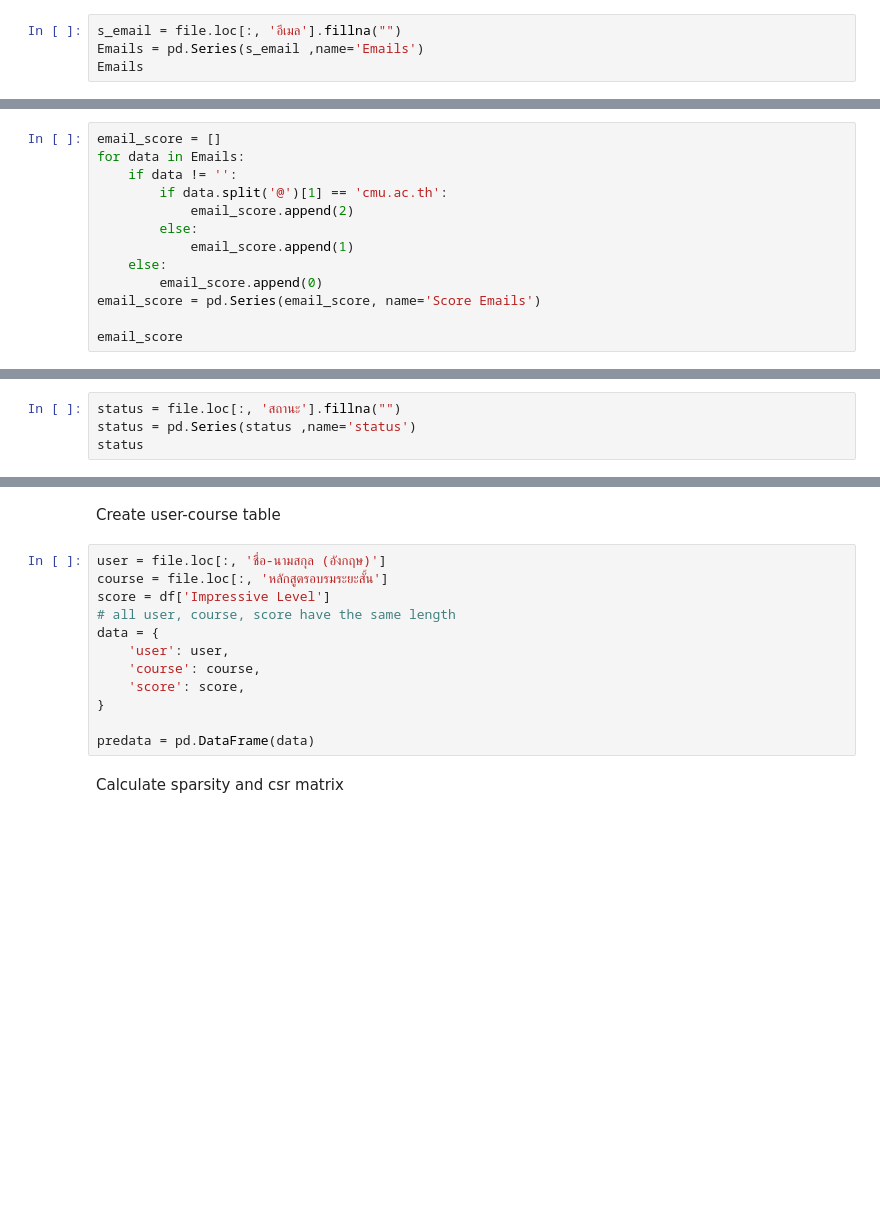
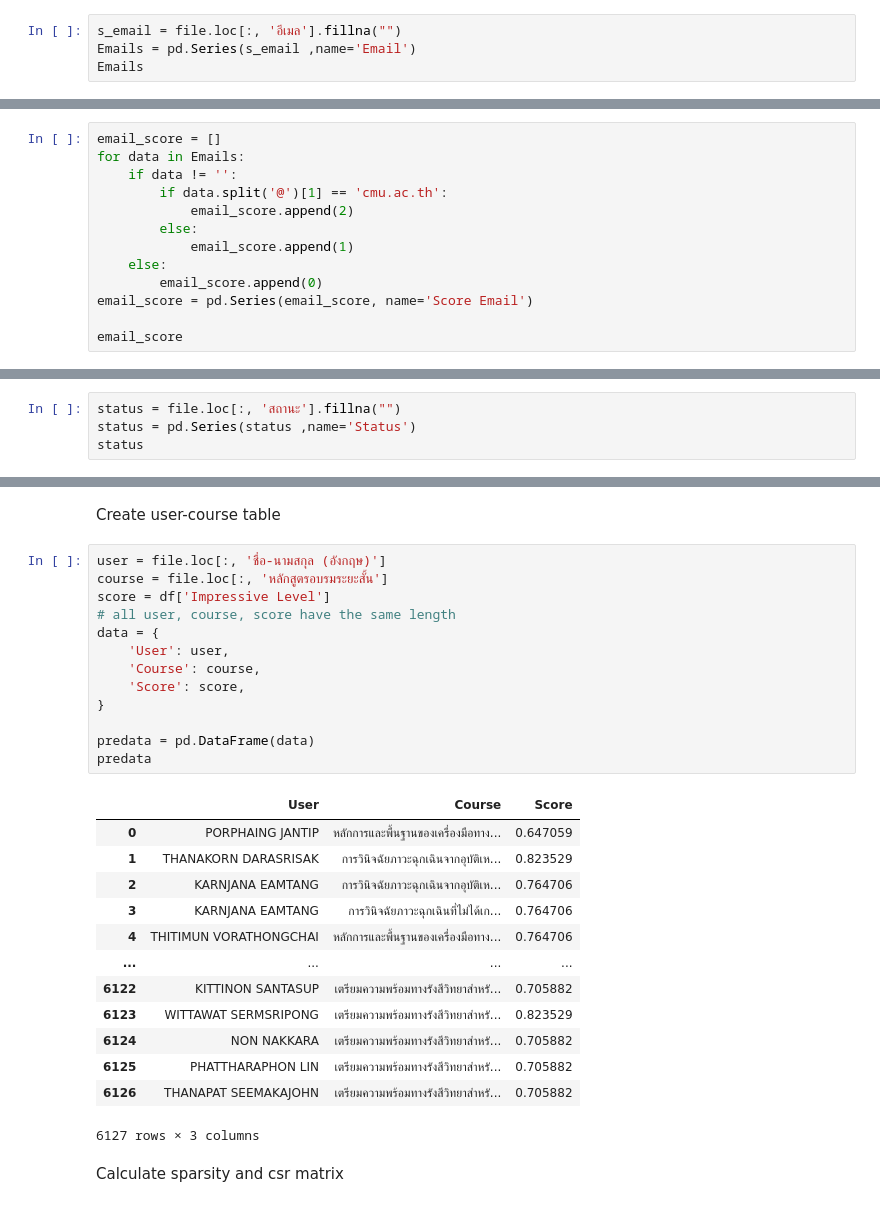
Before and after one commit to startg2545/recommendation-system, a Jupyter notebook: knn.ipynb, the cells around one changed output, grey strips where cells are left out. Drawn from its saved outputs; the diff is of its cells as text; blank space fills up the shorter version.

```diff
--- a/knn.ipynb
+++ b/knn.ipynb
@@ -42,7 +42,7 @@ Name: Users, Length: 6127, dtype: object
 Create Series of emails
 # %%
 s_email = file.loc[:, 'อีเมล'].fillna("")
-Emails = pd.Series(s_email ,name='Emails')
+Emails = pd.Series(s_email ,name='Email')
 Emails
 # %% [output]
 0            tanghaoren17@gamil.com
@@ -69,7 +69,7 @@ for data in Emails:
             email_score.append(1)
     else:
         email_score.append(0)
-email_score = pd.Series(email_score, name='Score Emails')
+email_score = pd.Series(email_score, name='Score Email')
 
 email_score
 # %% [output]
@@ -165,7 +165,7 @@ Number of students who do not specify education: 1775
 Create Series of status
 # %%
 status = file.loc[:, 'สถานะ'].fillna("")
-status = pd.Series(status ,name='status')
+status = pd.Series(status ,name='Status')
 status
 # %% [output]
 0       ชำระเงิน
@@ -280,15 +280,30 @@ Create user-course table
 # %%
 user = file.loc[:, 'ชื่อ-นามสกุล (อังกฤษ)']
 course = file.loc[:, 'หลักสูตรอบรมระยะสั้น']
 score = df['Impressive Level']
 # all user, course, score have the same length
 data = {
-    'user': user,
-    'course': course,
-    'score': score,
+    'User': user,
+    'Course': course,
+    'Score': score,
 }
 
 predata = pd.DataFrame(data)
+predata
+# %% [output]
+|  | User | Course | Score |
+| 0 | PORPHAING JANTIP | หลักการและพื้นฐานของเครื่องมือทาง... | 0.647059 |
+| 1 | THANAKORN DARASRISAK | การวินิจฉัยภาวะฉุกเฉินจากอุบัติเห... | 0.823529 |
+| 2 | KARNJANA EAMTANG | การวินิจฉัยภาวะฉุกเฉินจากอุบัติเห... | 0.764706 |
+| 3 | KARNJANA EAMTANG | การวินิจฉัยภาวะฉุกเฉินที่ไม่ได้เก... | 0.764706 |
+| 4 | THITIMUN VORATHONGCHAI | หลักการและพื้นฐานของเครื่องมือทาง... | 0.764706 |
+| ... | ... | ... | ... |
+| 6122 | KITTINON SANTASUP | เตรียมความพร้อมทางรังสีวิทยาสำหรั... | 0.705882 |
+| 6123 | WITTAWAT SERMSRIPONG | เตรียมความพร้อมทางรังสีวิทยาสำหรั... | 0.823529 |
+| 6124 | NON NAKKARA | เตรียมความพร้อมทางรังสีวิทยาสำหรั... | 0.705882 |
+| 6125 | PHATTHARAPHON LIN | เตรียมความพร้อมทางรังสีวิทยาสำหรั... | 0.705882 |
+| 6126 | THANAPAT SEEMAKAJOHN | เตรียมความพร้อมทางรังสีวิทยาสำหรั... | 0.705882 |
+6127 rows × 3 columns
 # %% [markdown]
 Calculate sparsity and csr matrix
 # %%
```
Also changed, not shown: parts of 11 cells of this notebook, 4 other files.
